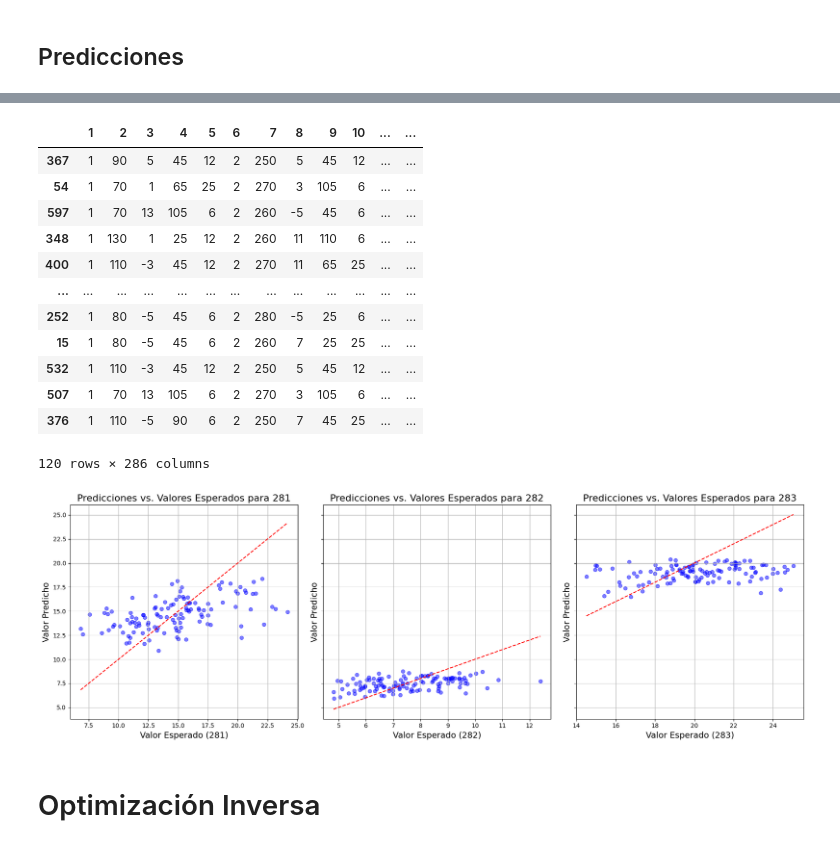
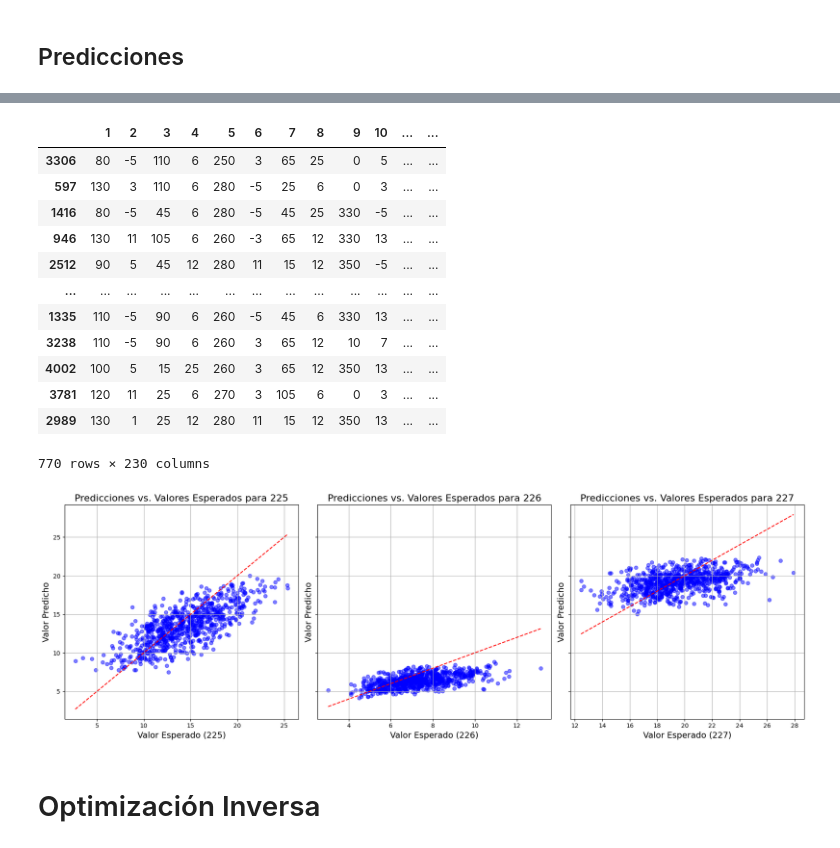
Before and after one commit to MiguelMussi/Multi-Parameter_Wireless_Network, a Jupyter notebook: NN.ipynb, the cells around one changed output, grey strips where cells are left out. Cells and saved outputs as stored; diff of their text form; code cells hidden in the pictures.

```diff
--- a/NN.ipynb
+++ b/NN.ipynb
@@ -242,7 +242,7 @@ def separar_Xy(df, columnas_target):
 
     return X, y
 # %%
-columnas_target = ['281', '282', '283']
+columnas_target = ['225', '226', '227']
 # cant_var_target = 3
 # %%
 X_train, y_train = separar_Xy(df_train, columnas_target=columnas_target)
@@ -455,47 +445,47 @@ df_test
 predicciones = pd.DataFrame(df_test, columns=df_test.columns)
 
 # Obtener las predicciones inversas escaladas y agregarlas como nuevas columnas
-for i, columna in enumerate(['281', '282', '283']):
+for i, columna in enumerate(['225', '226', '227']):
     predicciones[f'P_{columna}'] = train_scaler_dict[columna].inverse_transform(y_pred[:, i].reshape(-1, 1))
 
 # Mostrar el DataFrame con las predicciones
 predicciones
 # %% [output]
 |  | 1 | 2 | 3 | 4 | 5 | 6 | 7 | 8 | 9 | 10 | ... | ... |
-| 367 | 1 | 90 | 5 | 45 | 12 | 2 | 250 | 5 | 45 | 12 | ... | ... |
-| 54 | 1 | 70 | 1 | 65 | 25 | 2 | 270 | 3 | 105 | 6 | ... | ... |
-| 597 | 1 | 70 | 13 | 105 | 6 | 2 | 260 | -5 | 45 | 6 | ... | ... |
-| 348 | 1 | 130 | 1 | 25 | 12 | 2 | 260 | 11 | 110 | 6 | ... | ... |
-| 400 | 1 | 110 | -3 | 45 | 12 | 2 | 270 | 11 | 65 | 25 | ... | ... |
+| 3306 | 80 | -5 | 110 | 6 | 250 | 3 | 65 | 25 | 0 | 5 | ... | ... |
+| 597 | 130 | 3 | 110 | 6 | 280 | -5 | 25 | 6 | 0 | 3 | ... | ... |
+| 1416 | 80 | -5 | 45 | 6 | 280 | -5 | 45 | 25 | 330 | -5 | ... | ... |
+| 946 | 130 | 11 | 105 | 6 | 260 | -3 | 65 | 12 | 330 | 13 | ... | ... |
+| 2512 | 90 | 5 | 45 | 12 | 280 | 11 | 15 | 12 | 350 | -5 | ... | ... |
 | ... | ... | ... | ... | ... | ... | ... | ... | ... | ... | ... | ... | ... |
-| 252 | 1 | 80 | -5 | 45 | 6 | 2 | 280 | -5 | 25 | 6 | ... | ... |
-| 15 | 1 | 80 | -5 | 45 | 6 | 2 | 260 | 7 | 25 | 25 | ... | ... |
-| 532 | 1 | 110 | -3 | 45 | 12 | 2 | 250 | 5 | 45 | 12 | ... | ... |
-| 507 | 1 | 70 | 13 | 105 | 6 | 2 | 270 | 3 | 105 | 6 | ... | ... |
-| 376 | 1 | 110 | -5 | 90 | 6 | 2 | 250 | 7 | 45 | 25 | ... | ... |
+| 1335 | 110 | -5 | 90 | 6 | 260 | -5 | 45 | 6 | 330 | 13 | ... | ... |
+| 3238 | 110 | -5 | 90 | 6 | 260 | 3 | 65 | 12 | 10 | 7 | ... | ... |
+| 4002 | 100 | 5 | 15 | 25 | 260 | 3 | 65 | 12 | 350 | 13 | ... | ... |
+| 3781 | 120 | 11 | 25 | 6 | 270 | 3 | 105 | 6 | 0 | 3 | ... | ... |
+| 2989 | 130 | 1 | 25 | 12 | 280 | 11 | 15 | 12 | 350 | 13 | ... | ... |
-120 rows × 286 columns
+770 rows × 230 columns
 # %%
 # Crear subgráficos
 fig, axs = plt.subplots(1, 3, figsize=(18, 6), sharey=True)
 
 # Iterar sobre las columnas de predicción
-for i, columna in enumerate(['281', '282', '283']):
+for i, columna in enumerate(['225', '226', '227']):
     # Scatter plot de los valores esperados vs. predichos para la columna actual
     axs[i].scatter(predicciones[columna], predicciones[f'P_{columna}'], color='blue', alpha=0.5)
     # Línea diagonal para referencia
     axs[i].plot([predicciones[columna].min(), predicciones[columna].max()], [predicciones[columna].min(), predicciones[columna].max()], color='red', linestyle='--')
     # Título y etiquetas de los ejes
     axs[i].set_title(f'Predicciones vs. Valores Esperados para {columna}', fontsize=16)
     axs[i].set_xlabel(f'Valor Esperado ({columna})', fontsize=14)
     axs[i].set_ylabel('Valor Predicho', fontsize=14)
     # Cuadrícula
     axs[i].grid(True)
 
 # Mostrar el gráfico
 plt.tight_layout()
 plt.show()
 # %% [output]
-[figure, old version]
+[figure, new version]
 # %% [markdown]
 # Optimización Inversa
 # %%
```
Also changed, not shown: parts of 22 cells of this notebook.
